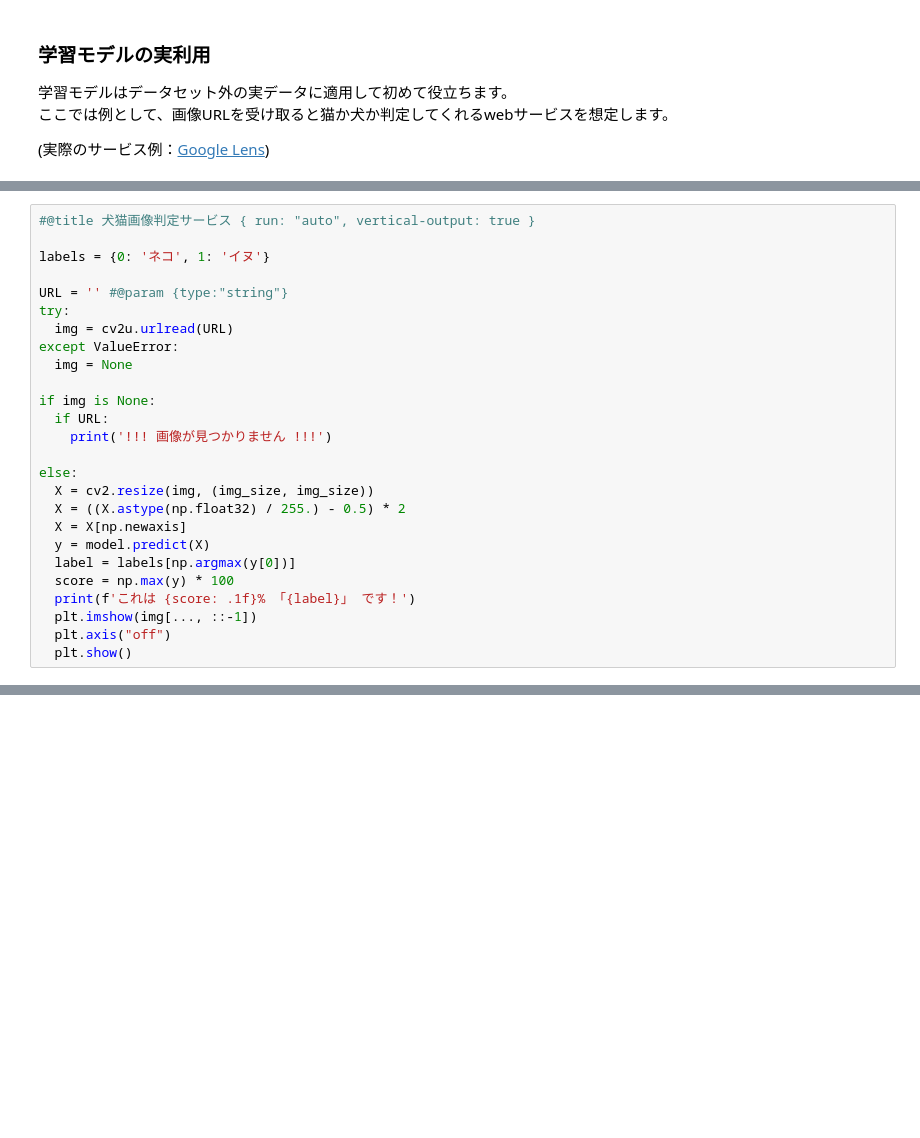
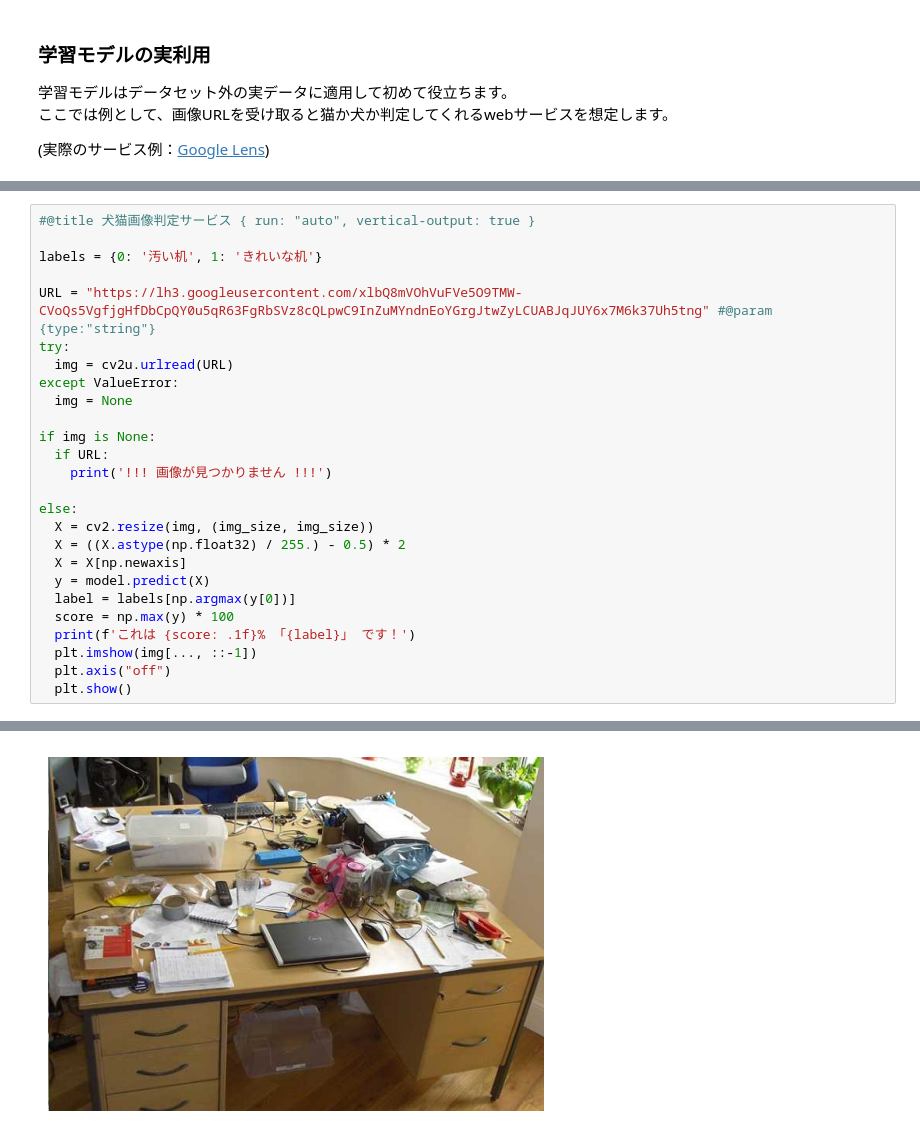
Before and after one commit to koki27345/R-D-kennsyuu, a Jupyter notebook: tutorial_image_classification.ipynb, the cells around one changed output, grey strips where cells are left out. Cells and saved outputs as stored; diff of their text form; blank space fills up the shorter version.

```diff
--- a/tutorial_image_classification.ipynb
+++ b/tutorial_image_classification.ipynb
@@ -367,9 +495,9 @@ import cv2u
 # %%
 #@title 犬猫画像判定サービス { run: "auto", vertical-output: true }
 
-labels = {0: 'ネコ', 1: 'イヌ'}
+labels = {0: '汚い机', 1: 'きれいな机'}
 
-URL = '' #@param {type:"string"}
+URL = "https://lh3.googleusercontent.com/xlbQ8mVOhVuFVe5O9TMW-CVoQs5VgfjgHfDbCpQY0u5qR63FgRbSVz8cQLpwC9InZuMYndnEoYGrgJtwZyLCUABJqJUY6x7M6k37Uh5tng" #@param {type:"string"}
 try:
   img = cv2u.urlread(URL)
 except ValueError:
@@ -390,3 +518,4 @@ else:
   plt.imshow(img[..., ::-1])
   plt.axis("off")
   plt.show()
+# %% [output]
@@ -393,3 +524,4 @@ else:
+[figure, added]
 # %% [markdown]
 ### より良い精度を目指して
 
```
Also changed, not shown: parts of 19 cells of this notebook.
